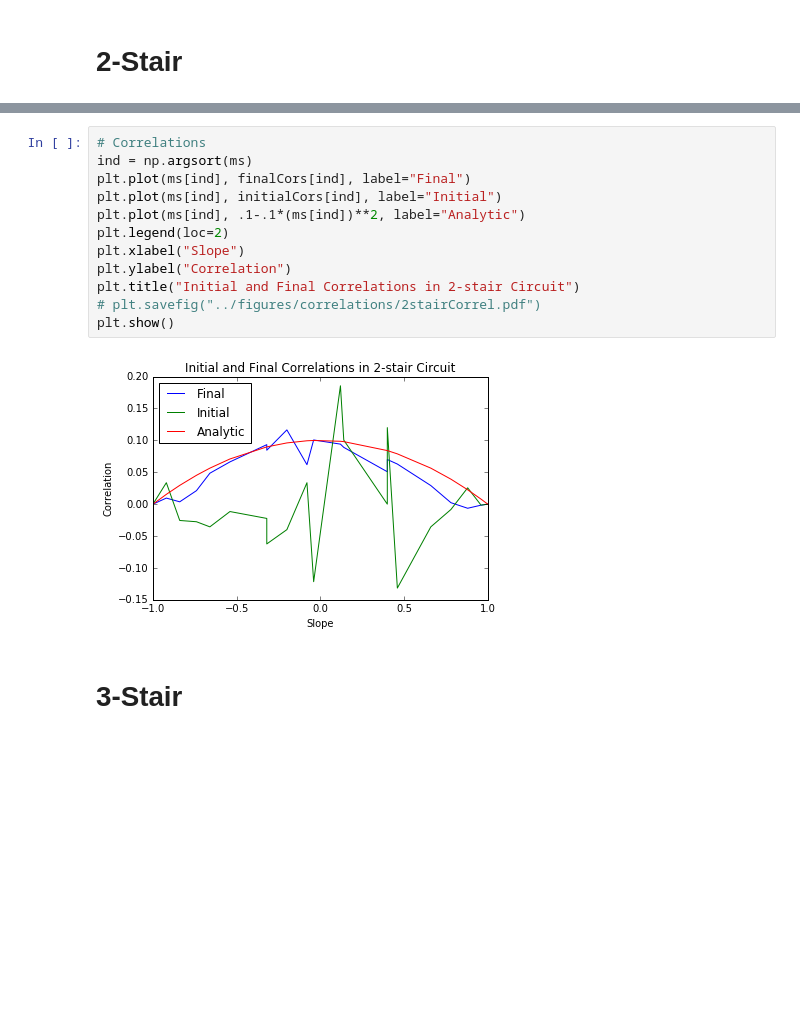
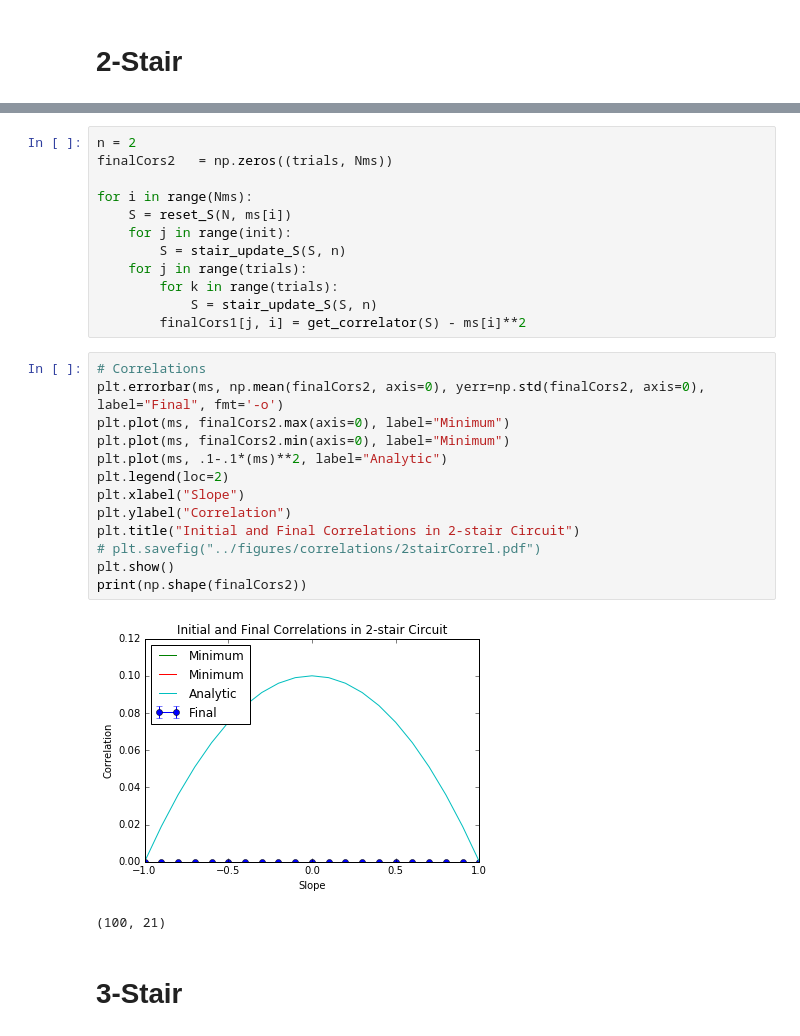
Before and after one commit to cnstahl/Asymmetric, a Jupyter notebook: python/Correlation.ipynb, the cells around one changed output, grey strips where cells are left out. Cells and saved outputs as stored; diff of their text form; blank space fills up the shorter version.

```diff
--- a/python/Correlation.ipynb
+++ b/python/Correlation.ipynb
@@ -117,16 +65,30 @@ plt.show()
+# %%
+n = 2
+finalCors2   = np.zeros((trials, Nms))
+
+for i in range(Nms):
+    S = reset_S(N, ms[i])
+    for j in range(init):
+        S = stair_update_S(S, n)
+    for j in range(trials):
+        for k in range(trials):
+            S = stair_update_S(S, n)
+        finalCors1[j, i] = get_correlator(S) - ms[i]**2
 # %%
 # Correlations
-ind = np.argsort(ms)
-plt.plot(ms[ind], finalCors[ind], label="Final")
-plt.plot(ms[ind], initialCors[ind], label="Initial")
-plt.plot(ms[ind], .1-.1*(ms[ind])**2, label="Analytic")
+plt.errorbar(ms, np.mean(finalCors2, axis=0), yerr=np.std(finalCors2, axis=0), label="Final", fmt='-o')
+plt.plot(ms, finalCors2.max(axis=0), label="Minimum")
+plt.plot(ms, finalCors2.min(axis=0), label="Minimum")
+plt.plot(ms, .1-.1*(ms)**2, label="Analytic")
 plt.legend(loc=2)
 plt.xlabel("Slope")
 plt.ylabel("Correlation")
 plt.title("Initial and Final Correlations in 2-stair Circuit")
 # plt.savefig("../figures/correlations/2stairCorrel.pdf")
 plt.show()
+print(np.shape(finalCors2))
 # %% [output]
-[figure, old version]
+[figure, new version]
+(100, 21)
 # %% [markdown]
 # 3-Stair
```
Also changed, not shown: parts of 7 cells of this notebook, 1 other file.
